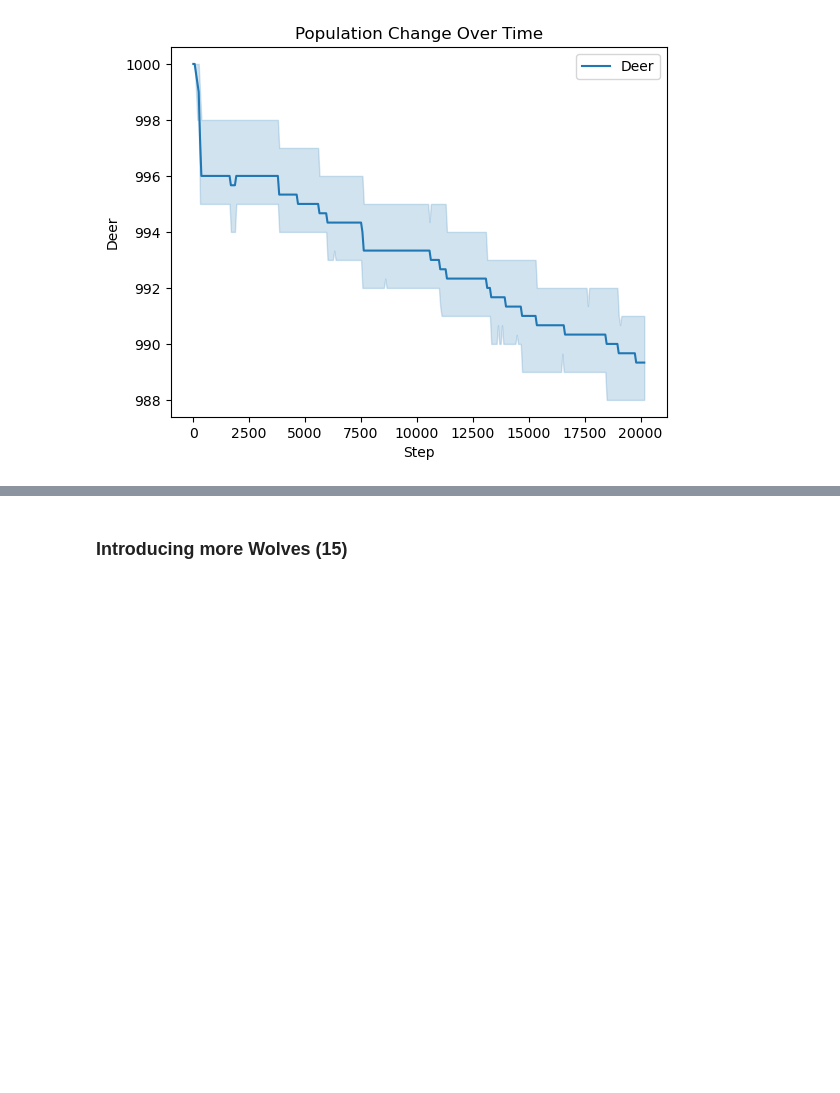
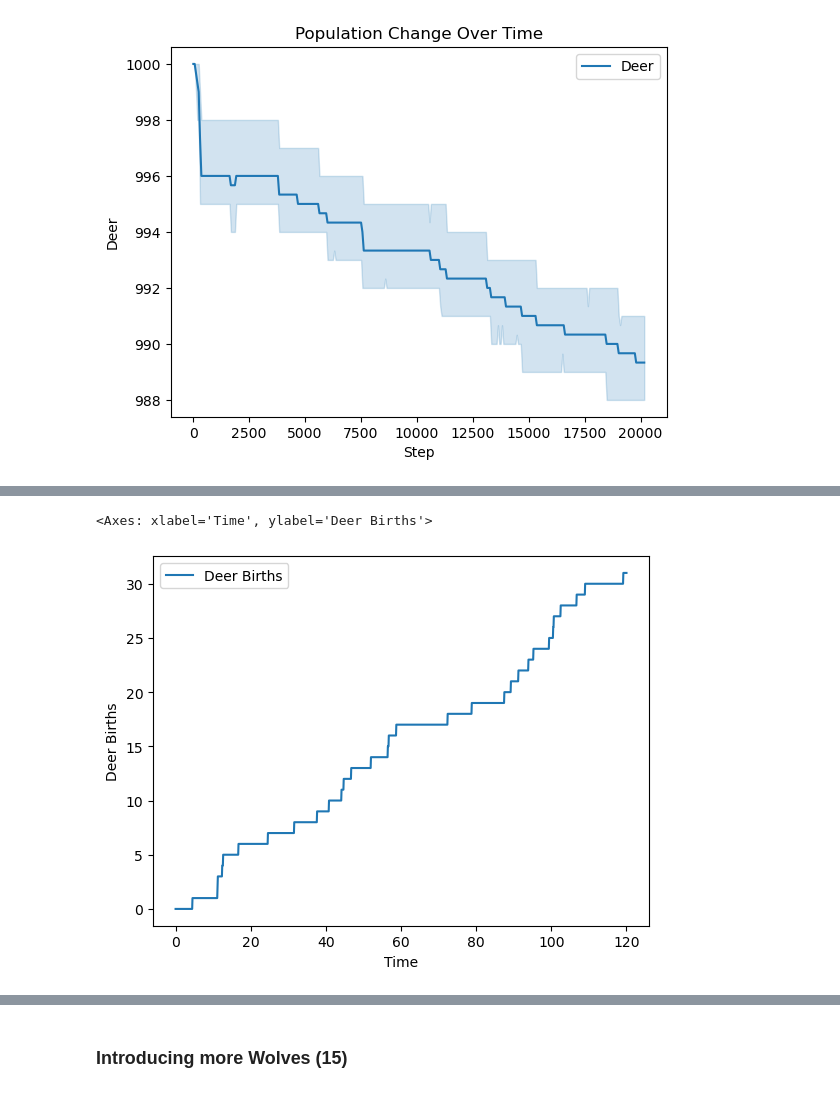
Before and after one commit to LukeRDuob/MDM3_wolf_reintroducution, a Jupyter notebook: project/ABM/notebook.ipynb, the cells around one changed output, grey strips where cells are left out. Drawn from its saved outputs; the diff is of its cells as text; code cells hidden in the pictures; blank space fills up the shorter version.

```diff
--- a/project/ABM/notebook.ipynb
+++ b/project/ABM/notebook.ipynb
@@ -72,0 +156,5 @@ Text(0.5, 1.0, 'Population Change Over Time')
+# %%
+sns.lineplot(data=w_3_d_400, x='Time', y='Deer Births', label='Deer Births')
+# %% [output]
+<Axes: xlabel='Time', ylabel='Deer Births'>
+[figure, added]
```
Also changed, not shown: parts of 10 cells of this notebook, 6 other files.
